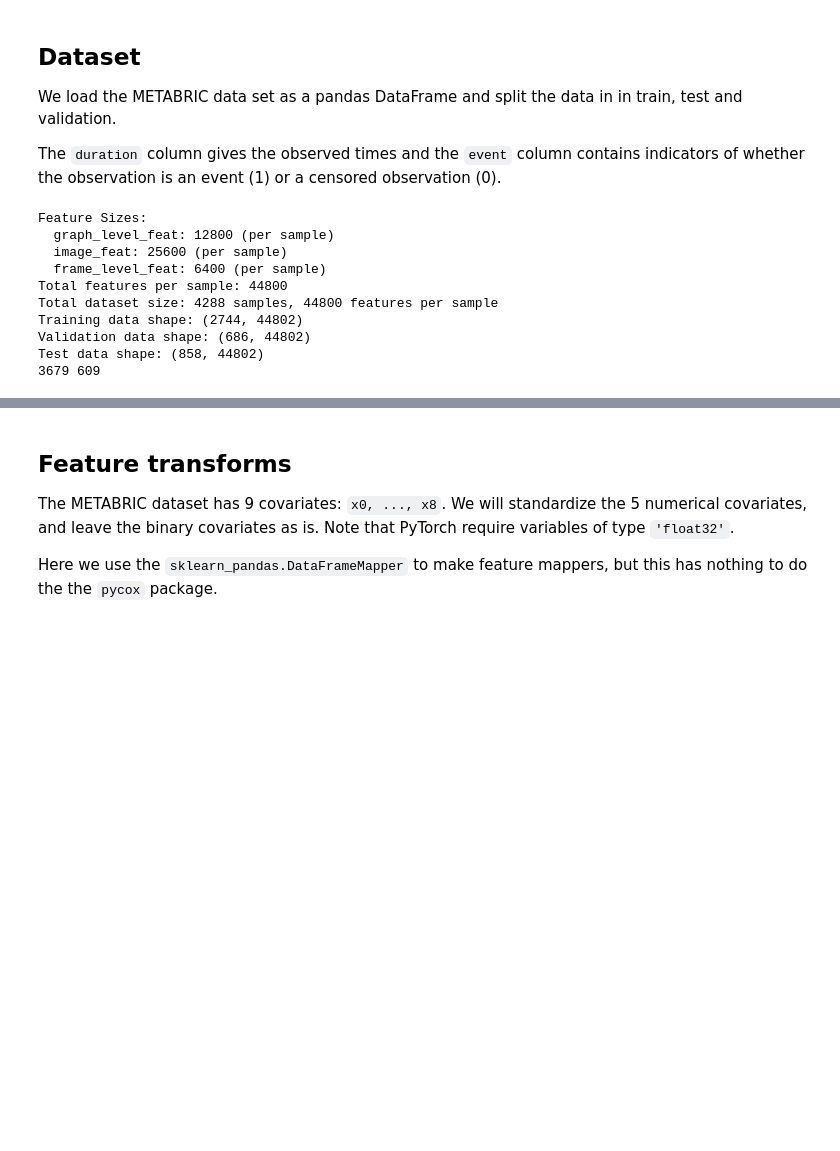
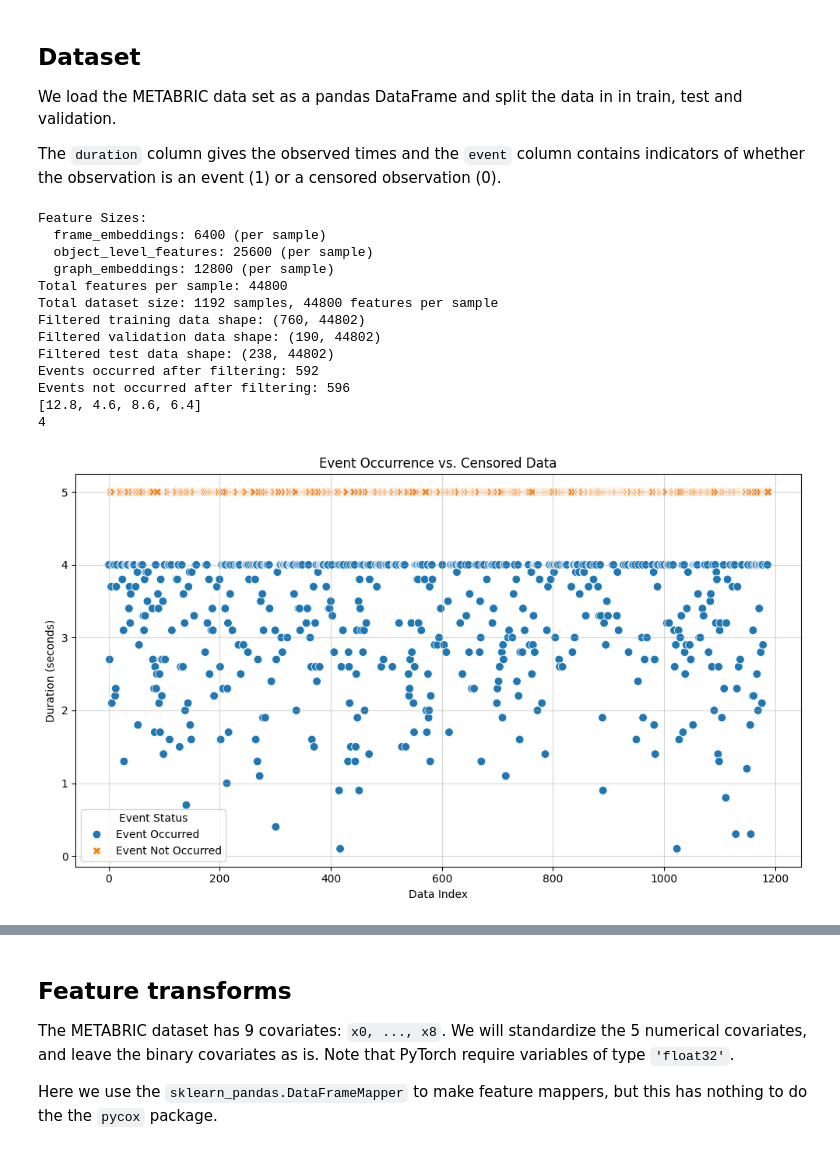
Before and after one commit to kgchinthana/pycox, a Jupyter notebook: examples/pycox/time-to-predict_1.ipynb, the cells around one changed output, grey strips where cells are left out. Drawn from its saved outputs; the diff is of its cells as text; code cells hidden in the pictures; blank space fills up the shorter version.

```diff
--- a/examples/pycox/time-to-predict_1.ipynb
+++ b/examples/pycox/time-to-predict_1.ipynb
@@ -66,9 +67,10 @@ training_folder = './gog_features/training'
 features_list = []
 durations_list = []
 events_list = []
+event_more_than_4 = []
 
 # Specify the keys for the features
-feature_keys = ['graph_level_feat', 'image_feat', 'frame_level_feat']
+feature_keys = ['frame_embeddings', 'object_level_features', 'graph_embeddings']
 FPS = 10  # Frames per second (change if needed)
 
 # Initialize dictionaries to store feature sizes
@@ -109,6 +111,8 @@ for npz_file in os.listdir(training_folder):
                 with open(txt_path, 'r') as f:
                     frame_count = float(f.read().strip())
                 duration = frame_count / FPS  # Convert frames to seconds
+                if duration > 4:
+                    event_more_than_4.append(duration)
                 event = 1  # Event occurred
                 event_ocurred += 1
             else:
@@ -139,6 +143,13 @@ data = pd.DataFrame(features_list, columns=[f'x{i}' for i in range(num_features)
 data['duration'] = durations_list
 data['event'] = events_list
 
+# Filter out data points where duration > 4
+data = data[~((data['duration'] > 4) & (data['event'] == 1))]
+
+# Recalculate the counts for events after filtering
+event_ocurred = data['event'].sum()
+event_not_ocurred = len(data) - event_ocurred
+
 # Split dataset into train, test, and validation sets
 df_test = data.sample(frac=0.2, random_state=42)  # 20% for testing
 df_train = data.drop(df_test.index)  # Remaining 80% for training
@@ -164,23 +175,51 @@ X_test = torch.tensor(test_features, dtype=torch.float32)
 y_test_duration = torch.tensor(df_test['duration'].values, dtype=torch.float32)
 y_test_event = torch.tensor(df_test['event'].values, dtype=torch.float32)
 
-# Check data shapes
-print("Training data shape:", df_train.shape)
-print("Validation data shape:", df_val.shape)
-print("Test data shape:", df_test.shape)
+# Check data shapes after filtering
+print("Filtered training data shape:", df_train.shape)
+print("Filtered validation data shape:", df_val.shape)
+print("Filtered test data shape:", df_test.shape)
 
-print(event_ocurred, event_not_ocurred)
+# Display filtered event counts
+print("Events occurred after filtering:", event_ocurred)
+print("Events not occurred after filtering:", event_not_ocurred)
+
+print(event_more_than_4)
+print(len(event_more_than_4))
 # %% [output]
 Feature Sizes:
-  graph_level_feat: 12800 (per sample)
-  image_feat: 25600 (per sample)
-  frame_level_feat: 6400 (per sample)
+  frame_embeddings: 6400 (per sample)
+  object_level_features: 25600 (per sample)
+  graph_embeddings: 12800 (per sample)
 Total features per sample: 44800
-Total dataset size: 4288 samples, 44800 features per sample
-Training data shape: (2744, 44802)
-Validation data shape: (686, 44802)
-Test data shape: (858, 44802)
-3679 609
+Total dataset size: 1192 samples, 44800 features per sample
+Filtered training data shape: (760, 44802)
+Filtered validation data shape: (190, 44802)
+Filtered test data shape: (238, 44802)
+Events occurred after filtering: 592
+Events not occurred after filtering: 596
+[12.8, 4.6, 8.6, 6.4]
+4
+# %%
+import matplotlib.pyplot as plt
+import seaborn as sns
+
+# Combine data for visualization
+df_visual = data.copy()
+df_visual['event_label'] = df_visual['event'].map({1: 'Event Occurred', 0: 'Event Not Occurred'})
+
+# Scatter plot for events
+plt.figure(figsize=(10, 6))
+sns.scatterplot(data=df_visual, x=range(len(df_visual)), y='duration', hue='event_label', style='event_label', s=60)
+plt.xlabel("Data Index")
+plt.ylabel("Duration (seconds)")
+plt.title("Event Occurrence vs. Censored Data")
+plt.legend(title="Event Status")
+plt.grid(alpha=0.5)
+plt.tight_layout()
+plt.show()
+# %% [output]
+[figure, added]
 # %%
 print(df_train.head())
 print(df_test.head())
```
Also changed, not shown: parts of 21 cells of this notebook, 2 other files.
